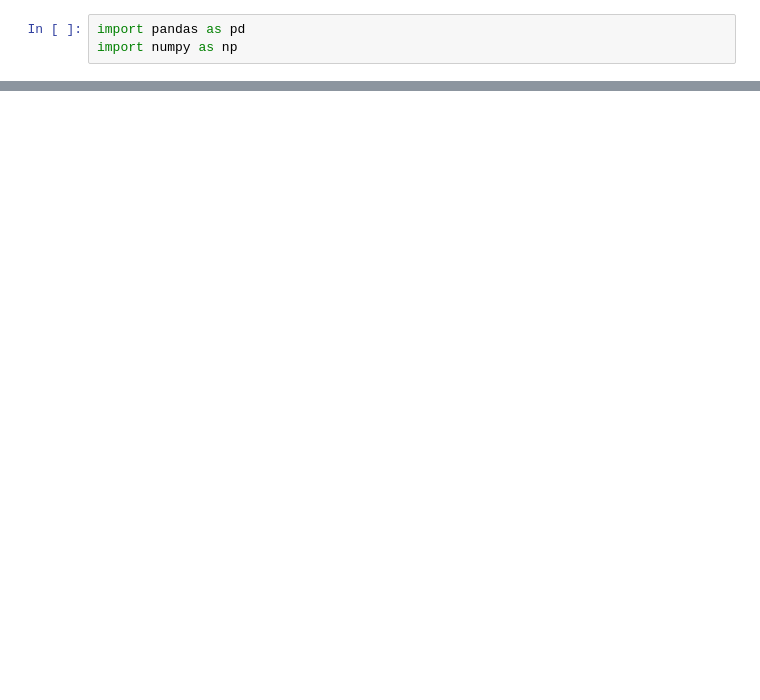
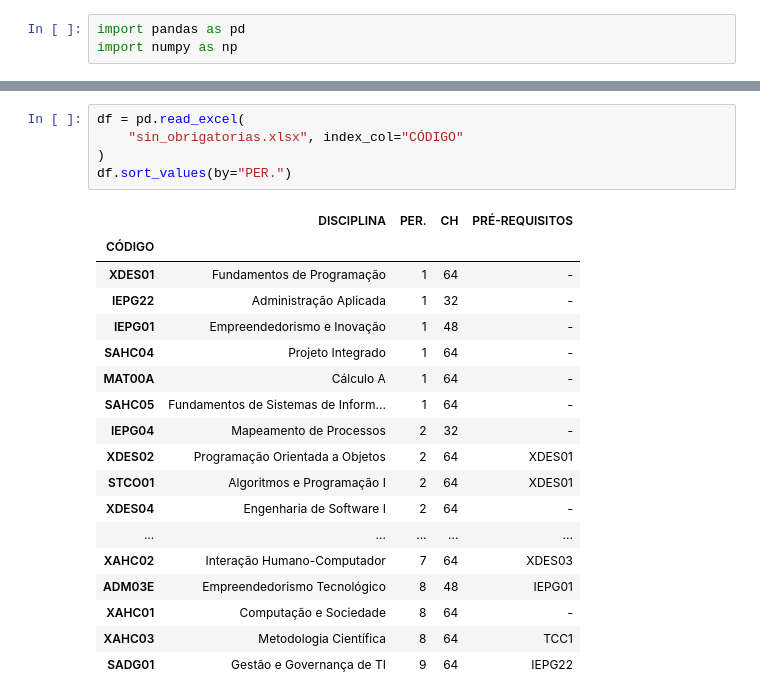
Before and after one commit to LordSouza/Trabalho_de_Grafos, a Jupyter notebook: datasets/a.ipynb, the cells around one changed output, grey strips where cells are left out. Saved outputs shown, nothing was run; the diff lists cells and outputs as text; blank space fills up the shorter version.

```diff
--- a/datasets/a.ipynb
+++ b/datasets/a.ipynb
@@ -27,0 +52,24 @@ df.sort_values(by="PER.")
+# %%
+df = pd.read_excel(
+    "sin_obrigatorias.xlsx", index_col="CÓDIGO"
+)
+df.sort_values(by="PER.")
+# %% [output]
+|  | DISCIPLINA | PER. | CH | PRÉ-REQUISITOS |
+| CÓDIGO |  |  |  |  |
+| XDES01 | Fundamentos de Programação | 1 | 64 | - |
+| IEPG22 | Administração Aplicada | 1 | 32 | - |
+| IEPG01 | Empreendedorismo e Inovação | 1 | 48 | - |
+| SAHC04 | Projeto Integrado | 1 | 64 | - |
+| MAT00A | Cálculo A | 1 | 64 | - |
+| SAHC05 | Fundamentos de Sistemas de Inform... | 1 | 64 | - |
+| IEPG04 | Mapeamento de Processos | 2 | 32 | - |
+| XDES02 | Programação Orientada a Objetos | 2 | 64 | XDES01 |
+| STCO01 | Algoritmos e Programação I | 2 | 64 | XDES01 |
+| XDES04 | Engenharia de Software I | 2 | 64 | - |
+| ... | ... | ... | ... | ... |
+| XAHC02 | Interação Humano-Computador | 7 | 64 | XDES03 |
+| ADM03E | Empreendedorismo Tecnológico | 8 | 48 | IEPG01 |
+| XAHC01 | Computação e Sociedade | 8 | 64 | - |
+| XAHC03 | Metodologia Científica | 8 | 64 | TCC1 |
+| SADG01 | Gestão e Governança de TI | 9 | 64 | IEPG22 |
```
Also changed, not shown: parts of 3 cells of this notebook, 10 other files.
